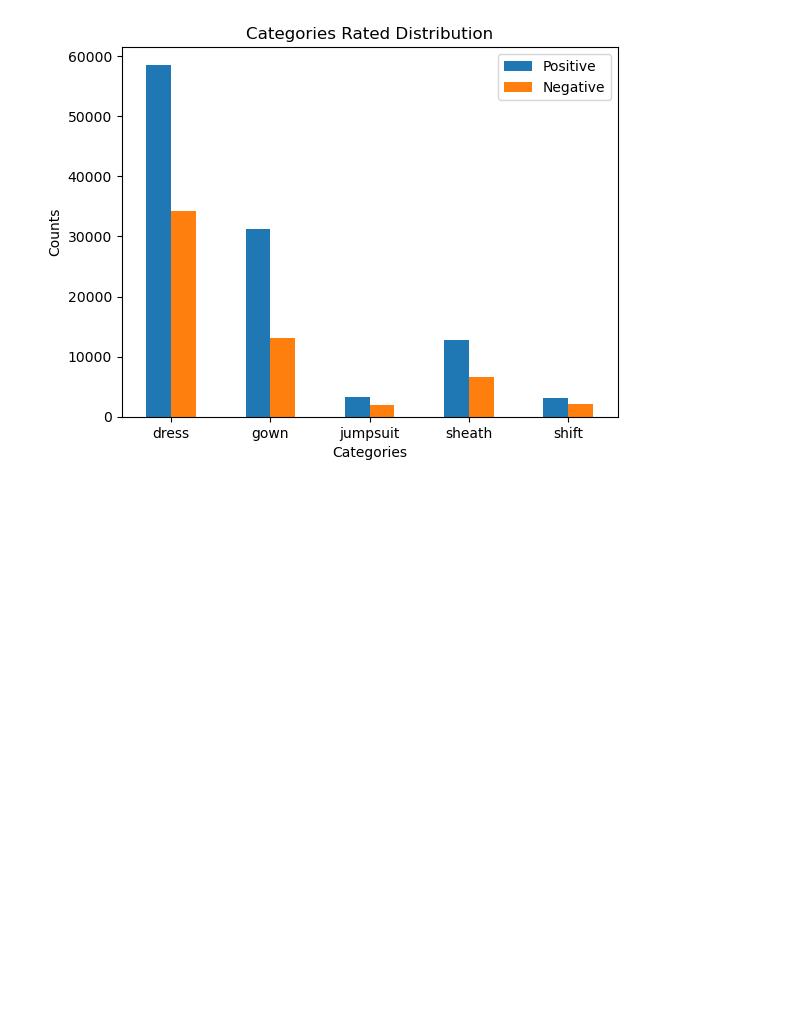
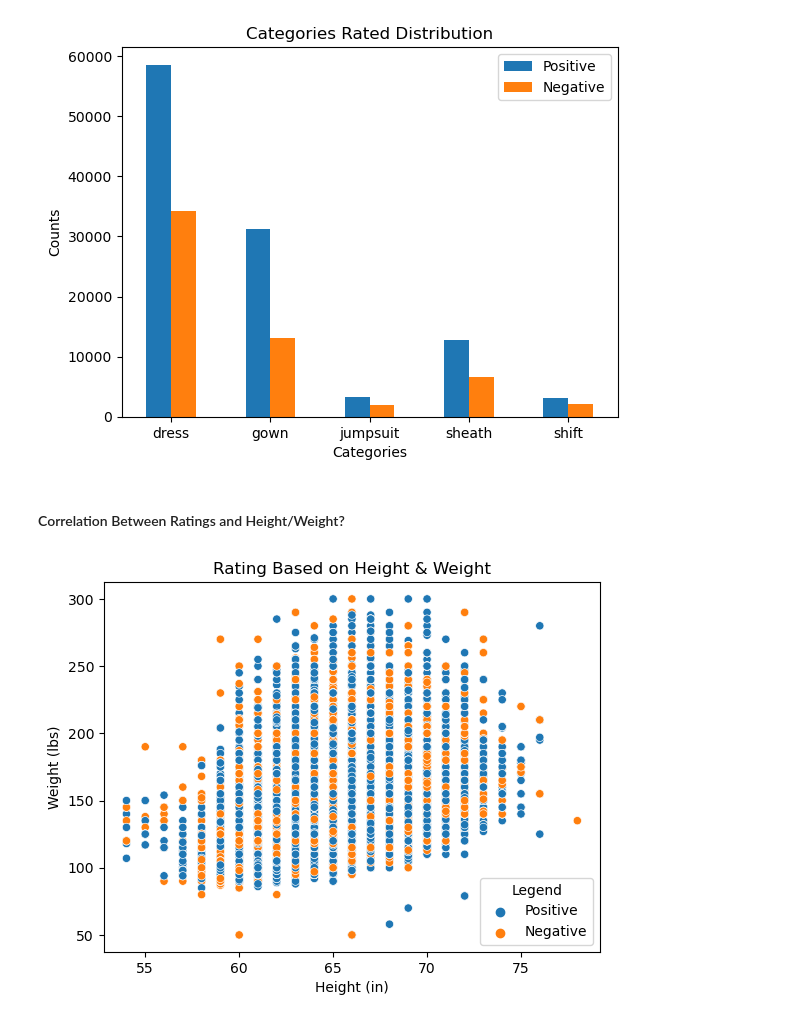
Before and after one commit to jsimpauco/cse158-a2, a Jupyter notebook: eda.ipynb, the cells around one changed output. Drawn from its saved outputs; the diff is of its cells as text; code cells hidden in the pictures; blank space fills up the shorter version.

Commit message:
added more graphs

```diff
--- a/eda.ipynb
+++ b/eda.ipynb
@@ -162,3 +163,35 @@ plt.ylabel('Counts');
 plt.title('Categories Rated Distribution');
 # %% [output]
 [figure]
+# %% [markdown]
+#### Correlation Between Ratings and Height/Weight?
+# %%
+def convert_height_to_inches(height_str):
+    feet = int(height_str.split("'")[0])
+    inches = int(height_str.split("'")[1][1:-1])
+    height_inches = feet * 12 + inches
+
+    return height_inches
+
+def convert_weight_to_lbs(weight_str):
+    weight_lbs = int(weight_str[:-3])
+
+    return weight_lbs
+
+def rating_color(rating):
+    if rating == 10:
+        return 'Positive'
+    else:
+        return 'Negative'
+# %%
+hw = clothing[['height', 'weight', 'rating']]
+hw = hw.dropna()
+hw['height'] = hw['height'].apply(convert_height_to_inches)
+hw['weight'] = hw['weight'].apply(convert_weight_to_lbs)
+hw = hw.assign(Legend=hw['rating'].apply(rating_color))
+sns.scatterplot(x='height', y='weight', data=hw, hue='Legend');
+plt.xlabel('Height (in)');
+plt.ylabel('Weight (lbs)');
+plt.title('Rating Based on Height & Weight');
+# %% [output]
+[figure, added]
```
Also changed, not shown: parts of 6 cells of this notebook.
